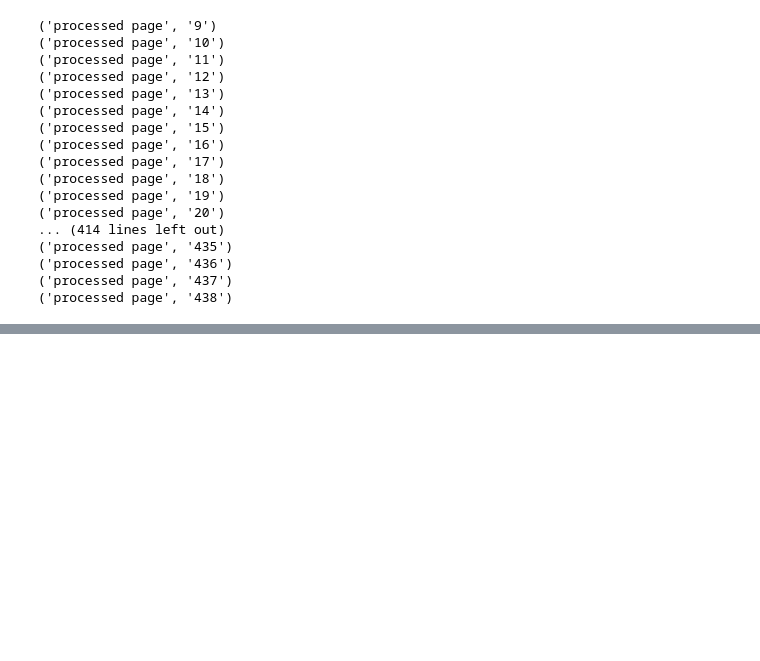
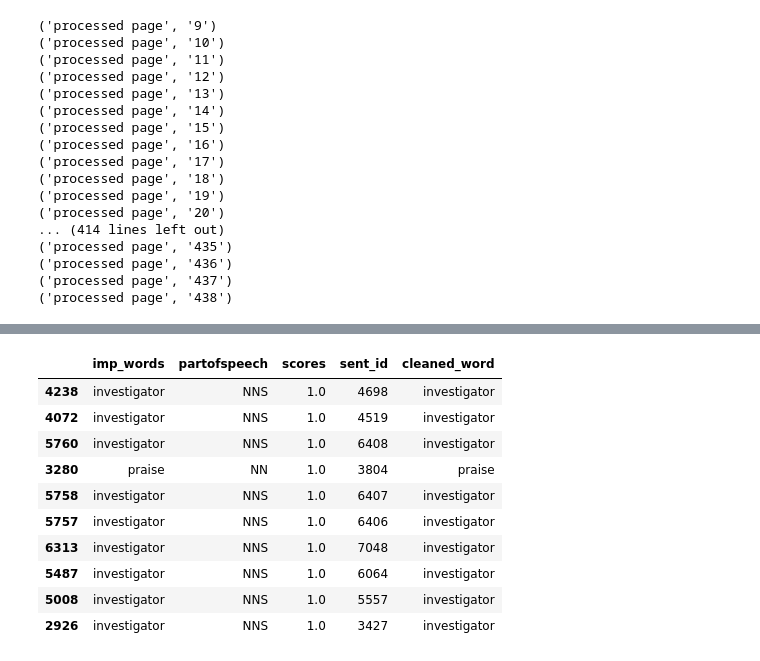
Before and after one commit to Gabya06/mueller, a Jupyter notebook: MuellerReportAnalysis.ipynb, the cells around one changed output, grey strips where cells are left out. Saved outputs shown, nothing was run; the diff lists cells and outputs as text; code cells hidden in the pictures; blank space fills up the shorter version.

```diff
--- a/MuellerReportAnalysis.ipynb
+++ b/MuellerReportAnalysis.ipynb
@@ -288,2 +295,7 @@ word_stats.sort_values(by='score_counts', ascending=False)
 # %%
 ## Next steps: use cleaned up text - with no stopwords and perform same analysis
+sentence = sentences[3]
+print(sentence)
+for word, tag in pos_tag(get_tokens(sentence)):
+    score = get_swn_word_sentiment(word, tag)
+    print(word, tag, score)
@@ -290,8 +319,0 @@ word_stats.sort_values(by='score_counts', ascending=False)
-# %%
-word = i
-tag = j
-print(word, tag)
-penn_to_wn(tag)
-lemmatizer.lemmatize(word)
-sen = swn.senti_synsets(word, penn_to_wn(tag))[0]
-print("scores: {}, {}".format(sen.pos_score(), sen.neg_score()))
@@ -304,0 +320,23 @@ True
+# %%
+'''
+    2nd Attempt - removing stop words
+    loop through sentences and get sentiment score for each word
+    ignore words where sentiment = 0
+    put results in 2 lists - one for impt words and another for sentiment scores
+'''
+imp_words = []
+scores = []
+tags = []
+ids = []
+
+for ix, sentence in enumerate(sentences):
+    for word, tag in pos_tag(get_tokens(sentence)):
+        lemmatizer = WordNetLemmatizer()
+        word_sentiment = get_swn_word_sentiment(word, tag)
+        if word_sentiment > 0:
+            lemma = lemmatizer.lemmatize(word, penn_to_wn(tag))
+            print("word: {}, lemma: {}, tag: {}, sentiment: {}".format(word, lemma, tag, word_sentiment))
+            imp_words.append(lemma)
+            scores.append(word_sentiment)
+            tags.append(tag)
+            ids.append(ix)
@@ -304,0 +361,16 @@ True
+# %%
+sent_data = pd.DataFrame({'imp_words':imp_words, 'scores':scores, 'partofspeech':tags, 'sent_id':ids})
+sent_data['cleaned_word'] = sent_data.imp_words.map(lambda x: x.decode('utf-8'))
+sent_data.sort_values(by = 'scores', ascending=False).head(10)
+# %% [output]
+|  | imp_words | partofspeech | scores | sent_id | cleaned_word |
+| 4238 | investigator | NNS | 1.0 | 4698 | investigator |
+| 4072 | investigator | NNS | 1.0 | 4519 | investigator |
+| 5760 | investigator | NNS | 1.0 | 6408 | investigator |
+| 3280 | praise | NN | 1.0 | 3804 | praise |
+| 5758 | investigator | NNS | 1.0 | 6407 | investigator |
+| 5757 | investigator | NNS | 1.0 | 6406 | investigator |
+| 6313 | investigator | NNS | 1.0 | 7048 | investigator |
+| 5487 | investigator | NNS | 1.0 | 6064 | investigator |
+| 5008 | investigator | NNS | 1.0 | 5557 | investigator |
+| 2926 | investigator | NNS | 1.0 | 3427 | investigator |
```
Also changed, not shown: parts of 11 cells of this notebook, 1 other file.
